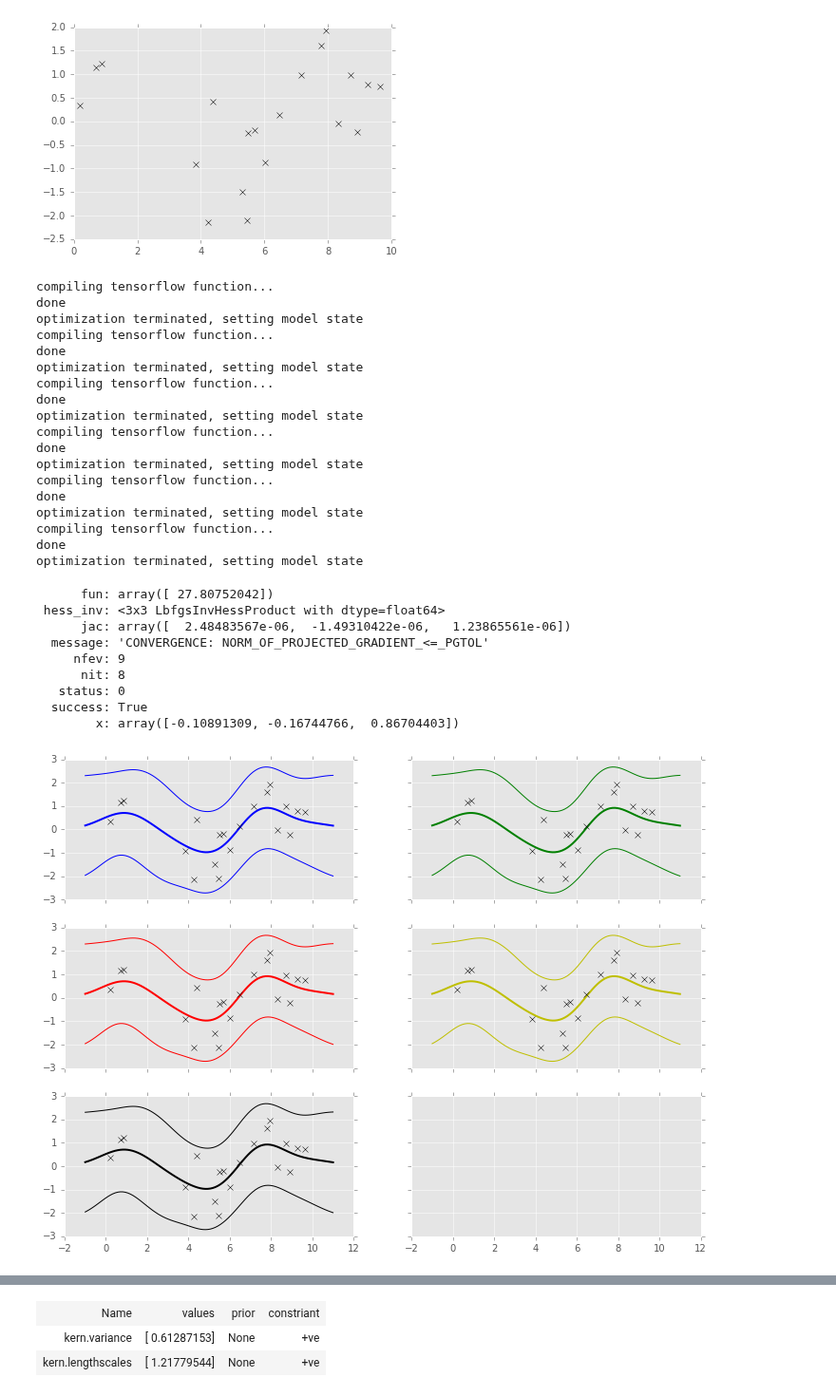
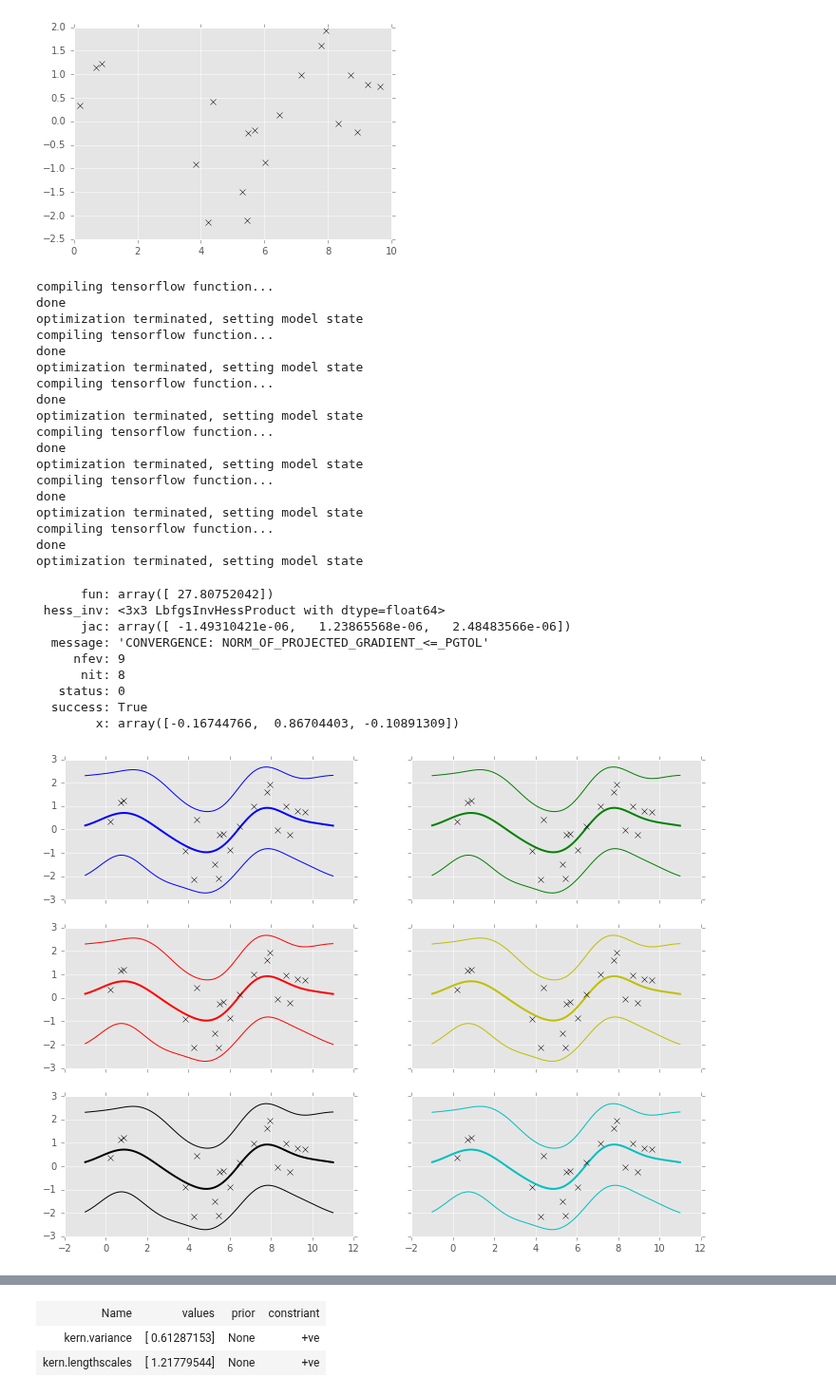
Before and after one commit to GPflow/GPflow, a Jupyter notebook: notebooks/Sanity_check.ipynb, the cells around one changed output, grey strips where cells are left out. Shown at 95% size. Drawn from its saved outputs; the diff is of its cells as text; code cells hidden in the pictures.

```diff
--- a/notebooks/Sanity_check.ipynb
+++ b/notebooks/Sanity_check.ipynb
@@ -35,12 +35,13 @@ m5.Z.fixed = True
 m6 = GPflow.sgpr.GPRFITC(X, Y, GPflow.kernels.RBF(1), Z=X.copy())
 m6.Z.fixed = True
 # %%
-m6.optimize()
+
 m1.optimize()
 m2.optimize()
 m3.optimize()
 m4.optimize()
 m5.optimize()
+m6.optimize()
 # %% [output]
 compiling tensorflow function...
 done
@@ -62,31 +63,32 @@ done
 optimization terminated, setting model state
       fun: array([ 27.80752042])
  hess_inv: <3x3 LbfgsInvHessProduct with dtype=float64>
-      jac: array([  2.48483567e-06,  -1.49310422e-06,   1.23865561e-06])
+      jac: array([ -1.49310421e-06,   1.23865568e-06,   2.48483566e-06])
   message: 'CONVERGENCE: NORM_OF_PROJECTED_GRADIENT_<=_PGTOL'
      nfev: 9
       nit: 8
    status: 0
   success: True
-        x: array([-0.10891309, -0.16744766,  0.86704403])
+        x: array([-0.16744766,  0.86704403, -0.10891309])
 # %%
 xx = np.linspace(-1, 11, 100)[:,None]
 
 
 def plot(m, color, ax):
     mu, var = m.predict_y(xx)
     ax.plot(xx, mu, color, lw=2)
     ax.plot(xx, mu+ 2*np.sqrt(var), color, xx, mu-2*np.sqrt(var), color, lw=1)
     ax.plot(X, Y, 'kx')
 
 f, ax = plt.subplots(3,2,sharex=True, sharey=True, figsize=(12,9))
 plot(m1, 'b', ax[0,0])
 plot(m2, 'r', ax[1,0])
 plot(m3, 'g', ax[0,1])
 plot(m4, 'y', ax[1,1])
 plot(m5, 'k', ax[2,0])
+plot(m6, 'c', ax[2,1])
 # %% [output]
-[figure, old version]
+[figure, new version]
 # %%
 m1.kern
 # %% [output]
```
Also changed, not shown: parts of 5 cells of this notebook, 2 other files.
